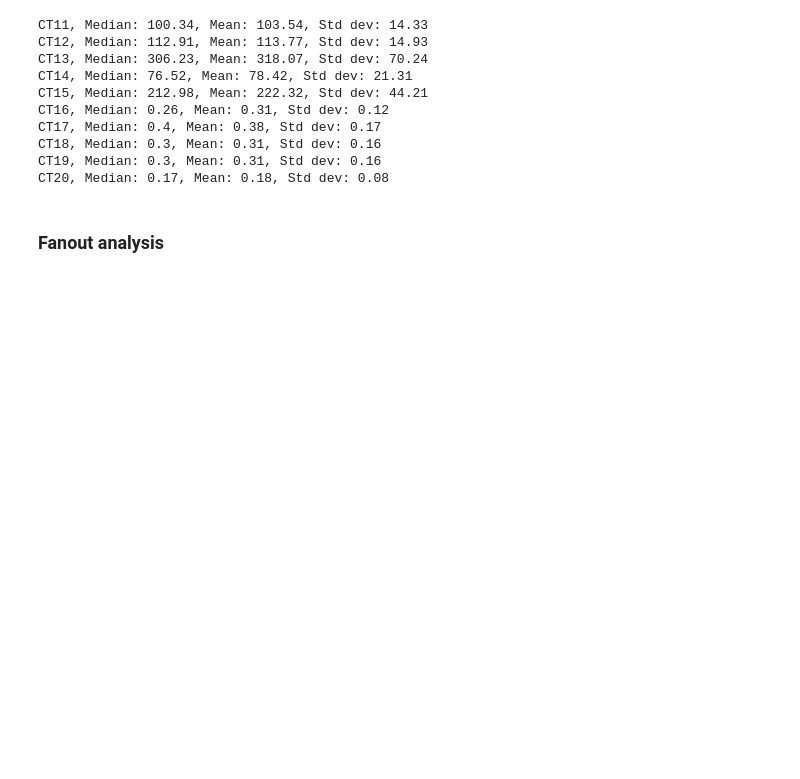
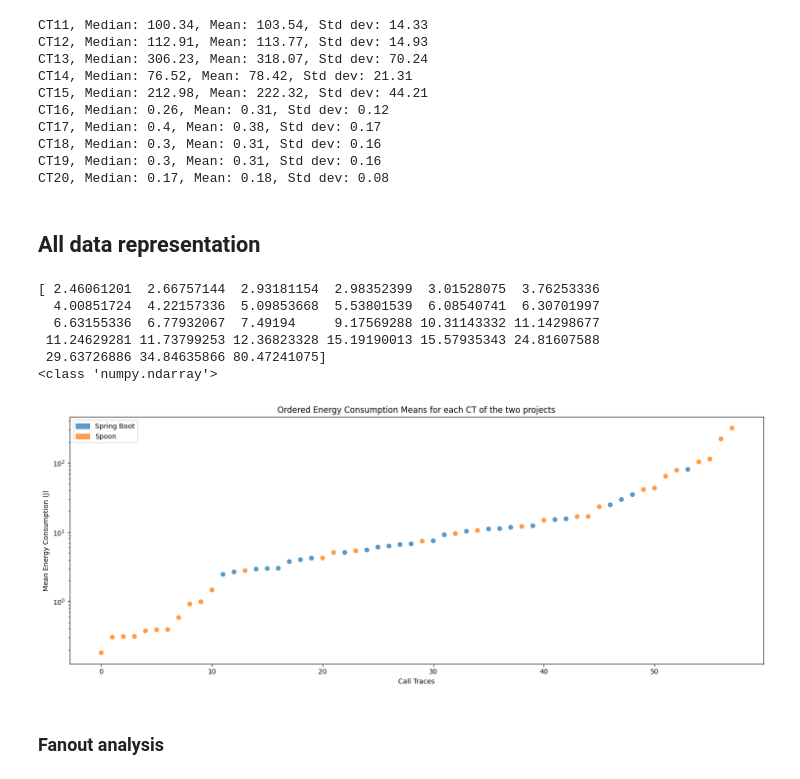
Before and after one commit to JeromeMaquoi/sentinel-notebook, a Jupyter notebook: analysis.ipynb, the cells around one changed output. Cells and saved outputs as stored; diff of their text form; code cells hidden in the pictures; blank space fills up the shorter version.

Commit message:
ordered energy means plot ok

```diff
--- a/analysis.ipynb
+++ b/analysis.ipynb
@@ -101,6 +101,62 @@ CT17, Median: 0.4, Mean: 0.38, Std dev: 0.17
 CT18, Median: 0.3, Mean: 0.31, Std dev: 0.16
 CT19, Median: 0.3, Mean: 0.31, Std dev: 0.16
 CT20, Median: 0.17, Mean: 0.18, Std dev: 0.08
+# %% [markdown]
+## All data representation
+# %%
+import numpy as np
+
+means_all_data_spring_boot = data_spring_boot.get_means()
+means_all_data_spring_boot = np.sort(means_all_data_spring_boot)
+print(means_all_data_spring_boot)
+means_all_data_spoon = data_spoon.get_means()
+means_all_data_spoon = np.sort(means_all_data_spoon)
+print(type(means_all_data_spoon))
+# %% [output]
+[ 2.46061201  2.66757144  2.93181154  2.98352399  3.01528075  3.76253336
+  4.00851724  4.22157336  5.09853668  5.53801539  6.08540741  6.30701997
+  6.63155336  6.77932067  7.49194     9.17569288 10.31143332 11.14298677
+ 11.24629281 11.73799253 12.36823328 15.19190013 15.57935343 24.81607588
+ 29.63726886 34.84635866 80.47241075]
+<class 'numpy.ndarray'>
+# %%
+import matplotlib.pyplot as plt
+import pandas as pd
+
+# Create a combined DataFrame
+data = pd.DataFrame({
+    'value': means_all_data_spring_boot.tolist() + means_all_data_spoon.tolist(),
+    'project': ['Spring Boot'] * len(means_all_data_spring_boot) + ['Spoon'] * len(means_all_data_spoon)
+})
+
+# Sort by value
+data = data.sort_values(by='value', ascending=True).reset_index(drop=True)
+
+# Assign colors based on project
+colors = {'Spring Boot': "#1f76b4b7", 'Spoon': "#ff7e0ebd"}
+bar_colors = data['project'].map(colors)
+
+# Plot
+plt.figure(figsize=(15, 6))
+# plt.bar(range(len(data)), data['value'], color=bar_colors)
+plt.scatter(range(len(data)), data['value'], c=bar_colors)
+
+# for i, val in enumerate(data['value']):
+#     plt.text(i, val, f"{val:.2f}", fontsize=8, ha='center', va='bottom', rotation=45)
+
+# Add legend
+handles = [plt.Rectangle((0, 0), 1, 1, color=colors[label]) for label in colors]
+plt.legend(handles, colors.keys())
+
+plt.title('Ordered Energy Consumption Means for each CT of the two projects')
+plt.xlabel('Call Traces')
+plt.ylabel('Mean Energy Consumption (J)')
+plt.tight_layout()
+plt.yscale('log')
+plt.savefig("/home/jerome/Documents/Assistant/Recherche/joular-scripts/sentinel-notebook/plots/ct-energy-consumption.png", bbox_inches='tight', dpi=300)
+plt.show()
+# %% [output]
+[figure, added]
 # %% [markdown]
 ### Fanout analysis
 # %%
```
Also changed, not shown: 1 other file.
